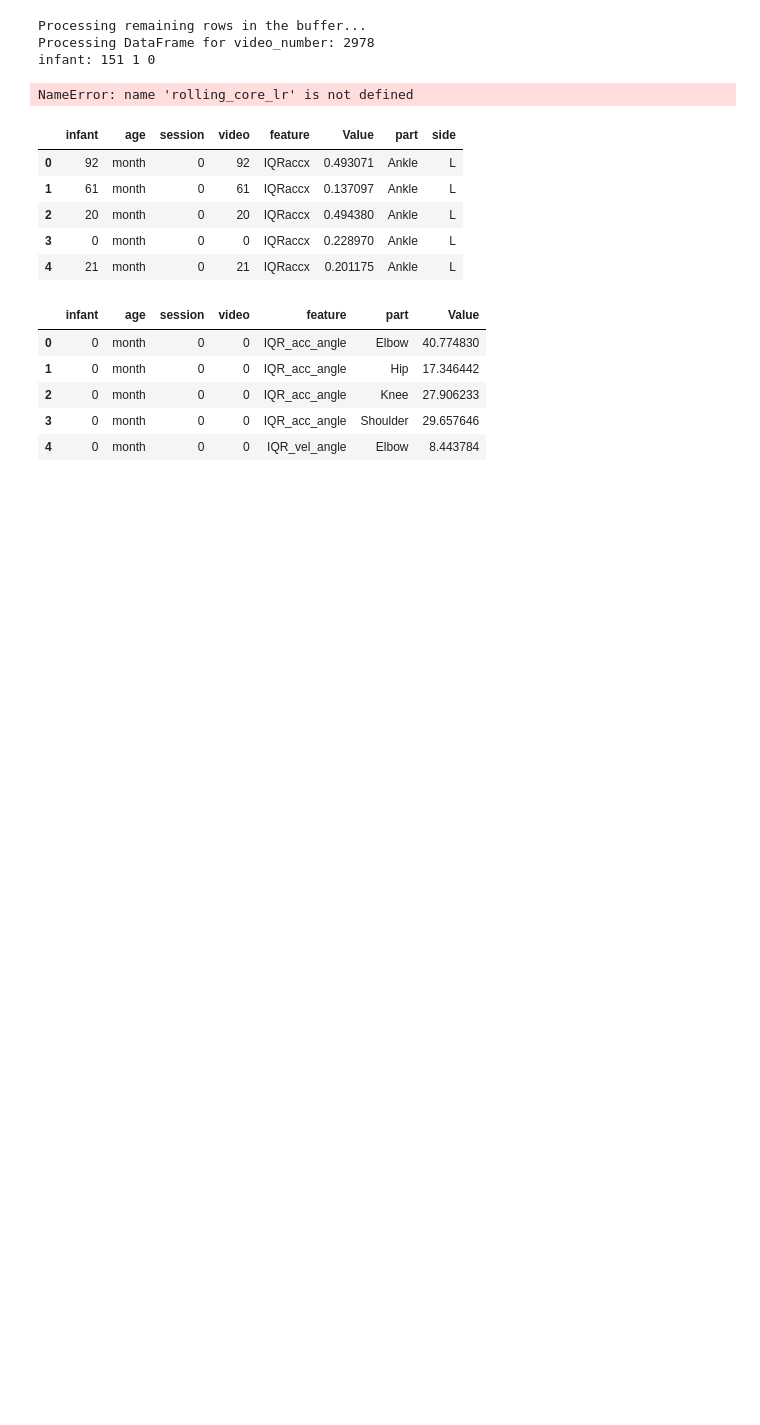
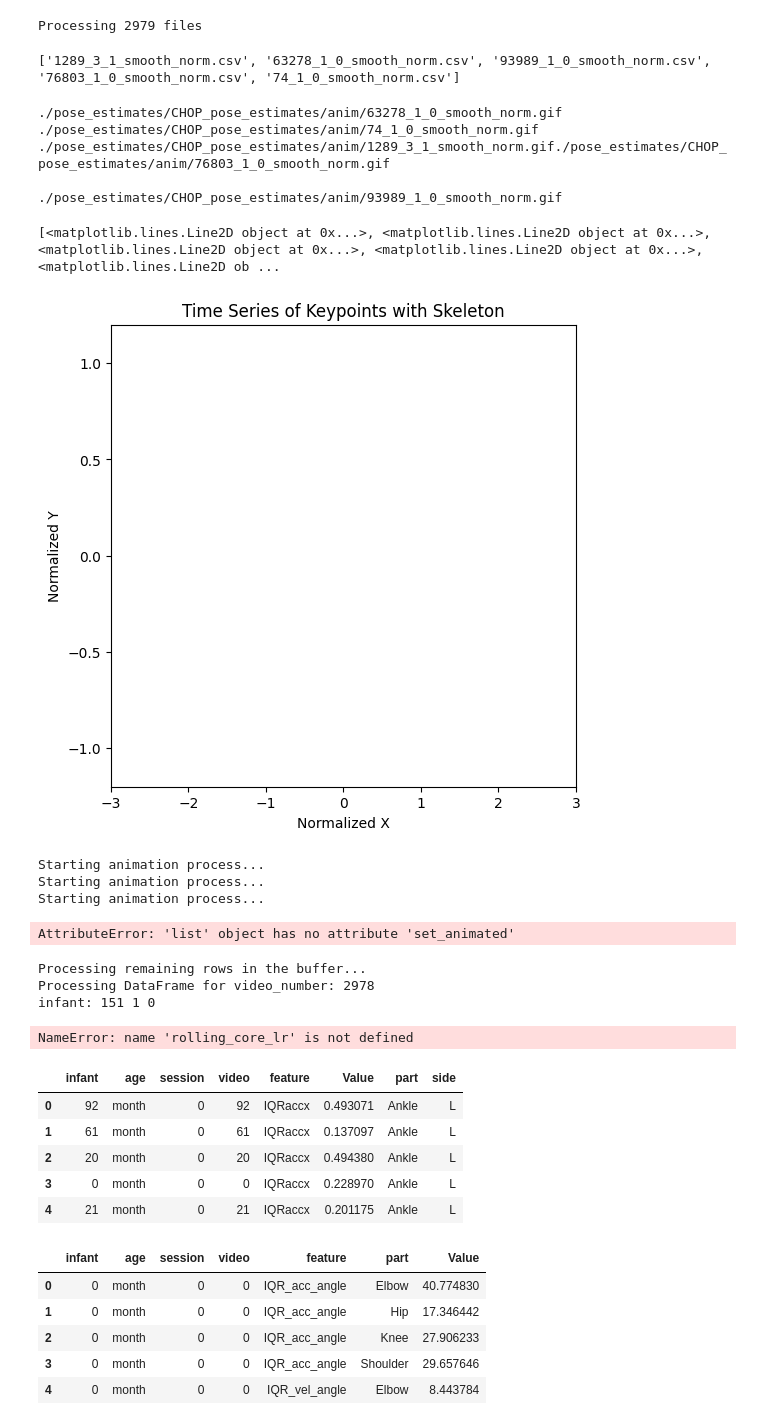
Before and after one commit to quietscientist/gma_score_prediction_from_video, a Jupyter notebook: 1_ProcessDetections.ipynb, the cells around one changed output. Saved outputs shown, nothing was run; the diff lists cells and outputs as text; code cells hidden in the pictures; blank space fills up the shorter version.

Commit message:
support parallel processing for normalization. added support for visualizing outputs as gifs

```diff
--- a/1_ProcessDetections.ipynb
+++ b/1_ProcessDetections.ipynb
@@ -259,0 +278,9 @@ NameError: name 'dataset' is not defined
+# %%
+pose_estimate_files = os.listdir(pose_estimate_path)
+pose_estimate_files = [file for file in pose_estimate_files if file.endswith('.csv')]
+
+# pose_estimate_files = random.sample(pose_estimate_files, 10)
+
+print(f'Processing {len(pose_estimate_files)} files')
+# %% [output]
+Processing 2979 files
@@ -260,3 +373,69 @@ NameError: name 'dataset' is not defined
+# %%
+smooth_files = os.listdir(f'{pose_estimate_path}/smooth')
+smooth_files = [file for file in smooth_files if file.endswith('.csv')]
+
+smooth_files = random.sample(smooth_files, 5)
+
+print(smooth_files)
+# %% [output]
+['1289_3_1_smooth_norm.csv', '63278_1_0_smooth_norm.csv', '93989_1_0_smooth_norm.csv', '76803_1_0_smooth_norm.csv', '74_1_0_smooth_norm.csv']
+# %%
+with Pool(processes=5) as pool:
+    pool.map(animate_coordinates_with_skeleton, smooth_files)
+# %% [output]
+./pose_estimates/CHOP_pose_estimates/anim/63278_1_0_smooth_norm.gif
+./pose_estimates/CHOP_pose_estimates/anim/74_1_0_smooth_norm.gif
+./pose_estimates/CHOP_pose_estimates/anim/1289_3_1_smooth_norm.gif./pose_estimates/CHOP_pose_estimates/anim/76803_1_0_smooth_norm.gif
+
+./pose_estimates/CHOP_pose_estimates/anim/93989_1_0_smooth_norm.gif
+# %%
+file = smooth_files[0]
+file_path = f'{pose_estimate_path}/smooth/{file}'
+
+df = pd.read_csv(file_path)
+try:
+    df.rename(columns={'file_number': 'video_number', 'fname': 'video', 'frame_id': 'frame'}, inplace=True)
+except:
+    pass
+# Ensure required columns exist
+required_columns = ['frame', 'x', 'y', 'part_idx']
+if not all(col in df.columns for col in required_columns):
+    raise ValueError("Input CSV is missing required columns: 'frame', 'x', 'y', 'part_idx'")
+
+# Sort the data by frame
+df = df.sort_values(by='frame')
+
+# Extract unique frame IDs
+frame_ids = df['frame'].unique()
+
+# Initialize the figure
+fig, ax = plt.subplots(figsize=(6, 6))
+ax.set_xlim(-3, 3)  # Adjust based on your data range
+ax.set_ylim(-1.2, 1.2)  # Adjust based on your data range
+ax.set_title("Time Series of Keypoints with Skeleton")
+ax.set_xlabel("Normalized X")
+ax.set_ylabel("Normalized Y")
+
+limb_lines = [ax.plot([], [], linewidth=5, alpha=0.7)[0] for _ in limbSeq]  # List of line objects
+keypoints = ax.scatter([], [], s=50, alpha=0.7)  # Scatter plot for keypoints
+text = ax.text(0, 1, '', fontsize=12)
+
+x = limb_lines + [keypoints, text]  # Flattened list of all artists
+print(x)
+# %% [output]
+[<matplotlib.lines.Line2D object at 0x...>, <matplotlib.lines.Line2D object at 0x...>, <matplotlib.lines.Line2D object at 0x...>, <matplotlib.lines.Line2D object at 0x...>, <matplotlib.lines.Line2D ob ...
+[figure, added]
+# %%
+smooth_files = os.listdir(f'{pose_estimate_path}/smooth')
+smooth_files = random.sample(smooth_files, 3)
+
+with Pool(processes=5) as pool:
+    pool.map(animate_skel, smooth_files)
+# %% [output]
+Starting animation process...
+Starting animation process...
+Starting animation process...
+AttributeError: 'list' object has no attribute 'set_animated'
 # %%
 from IPython.display import clear_output
 chunksize = 100000
```
Also changed, not shown: parts of 9 cells of this notebook.
